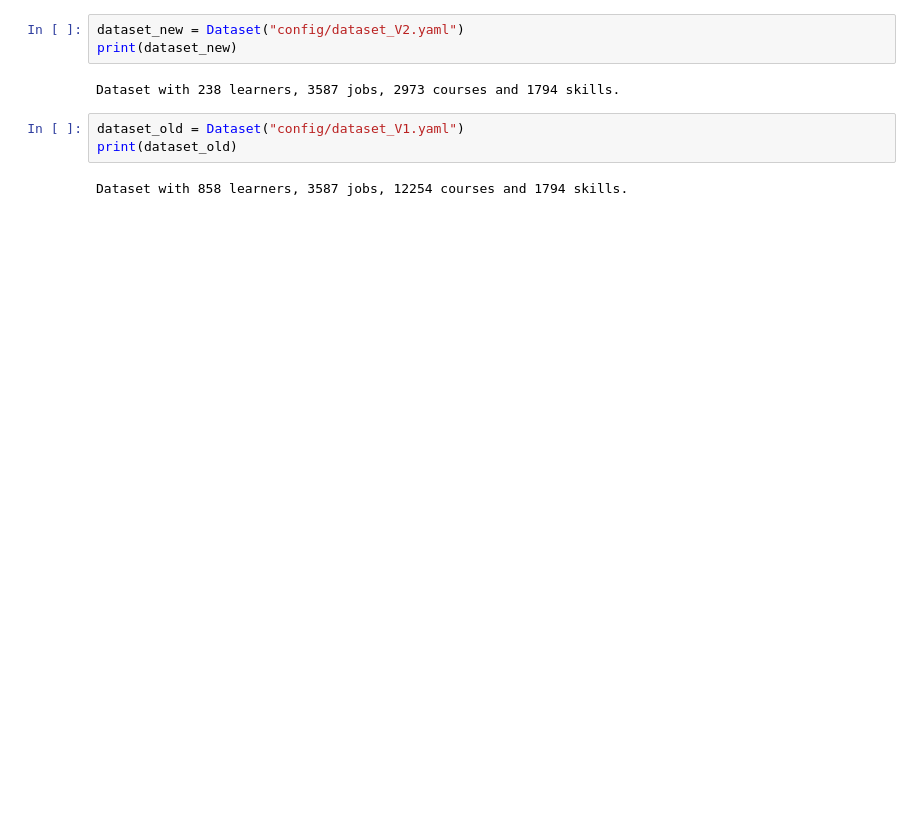
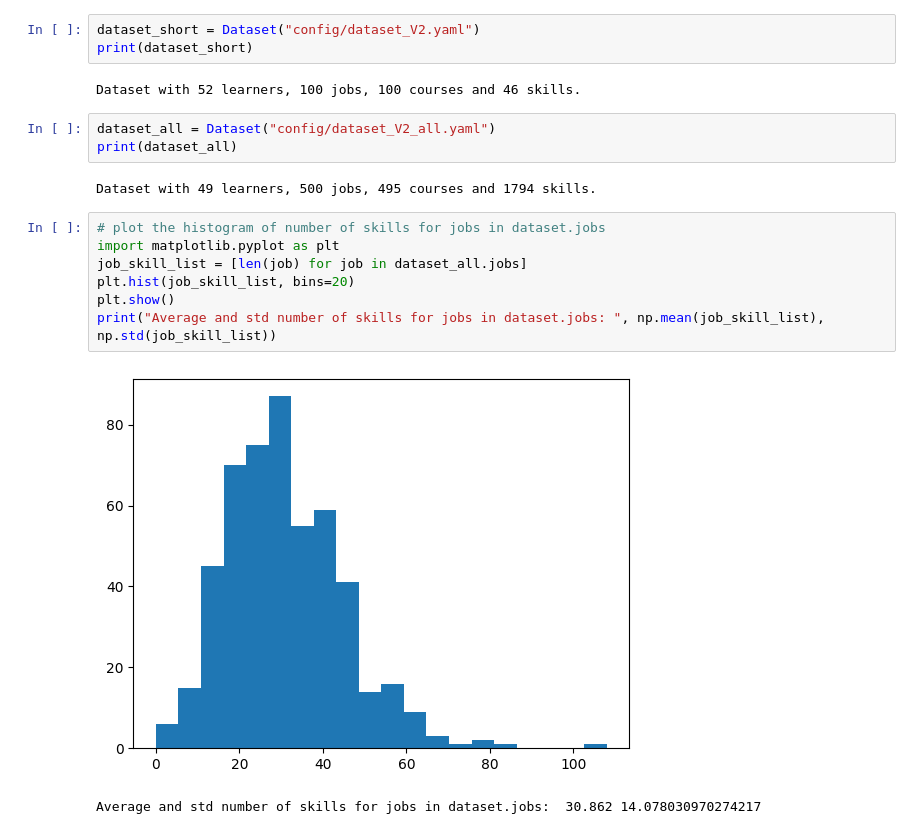
Before and after one commit to Jibril-Frej/JCRec, a Jupyter notebook: playground.ipynb, the cells around one changed output. Cells and saved outputs as stored; diff of their text form; blank space fills up the shorter version.

```diff
--- a/playground.ipynb
+++ b/playground.ipynb
@@ -25,10 +58,20 @@ The autoreload extension is already loaded. To reload it, use:
 # %%
-dataset_new = Dataset("config/dataset_V2.yaml")
-print(dataset_new)
+dataset_short = Dataset("config/dataset_V2.yaml")
+print(dataset_short)
 # %% [output]
-Dataset with 238 learners, 3587 jobs, 2973 courses and 1794 skills.
+Dataset with 52 learners, 100 jobs, 100 courses and 46 skills.
 # %%
-dataset_old = Dataset("config/dataset_V1.yaml")
-print(dataset_old)
+dataset_all = Dataset("config/dataset_V2_all.yaml")
+print(dataset_all)
 # %% [output]
-Dataset with 858 learners, 3587 jobs, 12254 courses and 1794 skills.
+Dataset with 49 learners, 500 jobs, 495 courses and 1794 skills.
+# %%
+# plot the histogram of number of skills for jobs in dataset.jobs
+import matplotlib.pyplot as plt
+job_skill_list = [len(job) for job in dataset_all.jobs]
+plt.hist(job_skill_list, bins=20)
+plt.show()
+print("Average and std number of skills for jobs in dataset.jobs: ", np.mean(job_skill_list), np.std(job_skill_list))
+# %% [output]
+[figure, added]
+Average and std number of skills for jobs in dataset.jobs:  30.862 14.078030970274217
```
Also changed, not shown: parts of 14 cells of this notebook, 8 other files.
